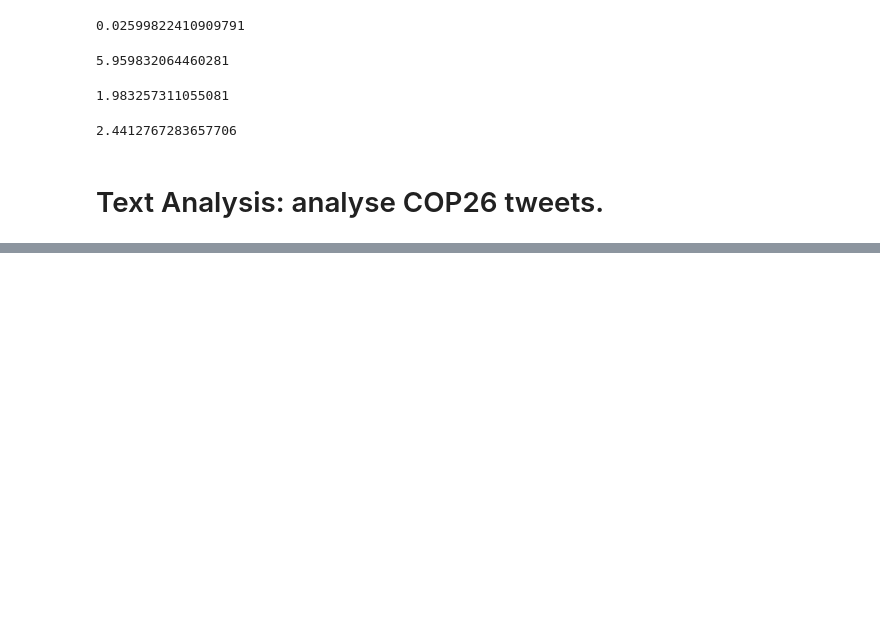
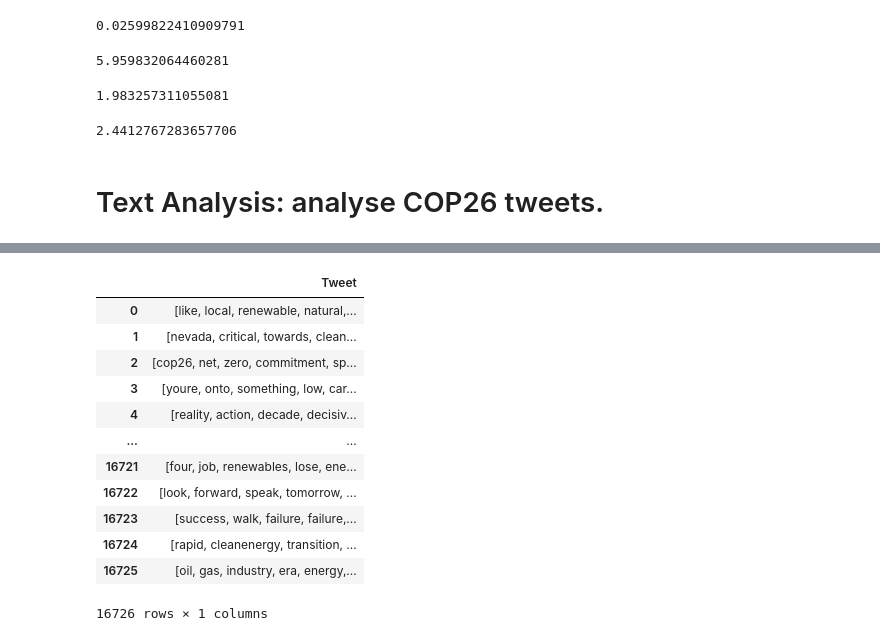
Before and after one commit to Er90Space/IntegratedCA2_ML-DV_CCT, a Jupyter notebook: CA2_ML_Dvis.ipynb, the cells around one changed output, grey strips where cells are left out. Drawn from its saved outputs; the diff is of its cells as text; code cells hidden in the pictures; blank space fills up the shorter version.

```diff
--- a/CA2_ML_Dvis.ipynb
+++ b/CA2_ML_Dvis.ipynb
@@ -719,0 +805,16 @@ tweet_df.head()
+# %%
+tweet_df
+# %% [output]
+|  | Tweet |
+| 0 | [like, local, renewable, natural,... |
+| 1 | [nevada, critical, towards, clean... |
+| 2 | [cop26, net, zero, commitment, sp... |
+| 3 | [youre, onto, something, low, car... |
+| 4 | [reality, action, decade, decisiv... |
+| ... | ... |
+| 16721 | [four, job, renewables, lose, ene... |
+| 16722 | [look, forward, speak, tomorrow, ... |
+| 16723 | [success, walk, failure, failure,... |
+| 16724 | [rapid, cleanenergy, transition, ... |
+| 16725 | [oil, gas, industry, era, energy,... |
+16726 rows × 1 columns
```
Also changed, not shown: parts of 31 cells of this notebook.
